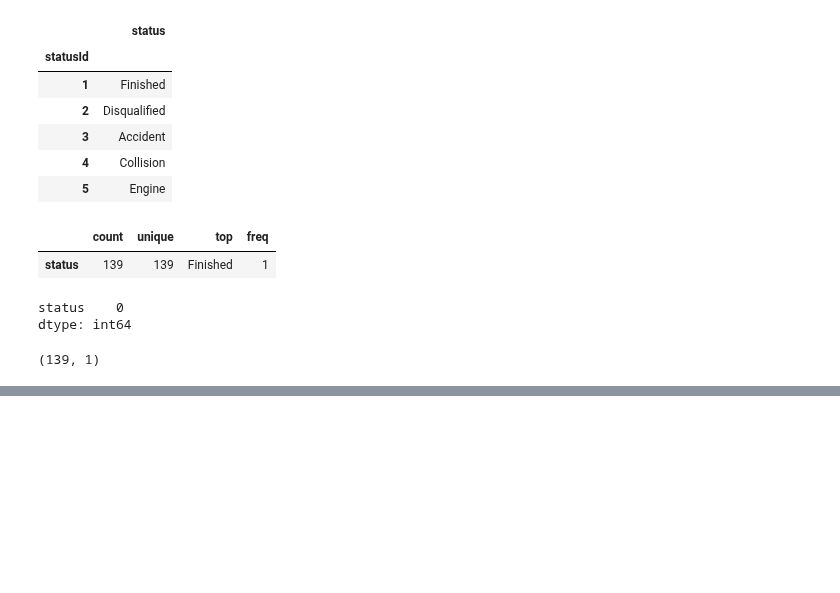
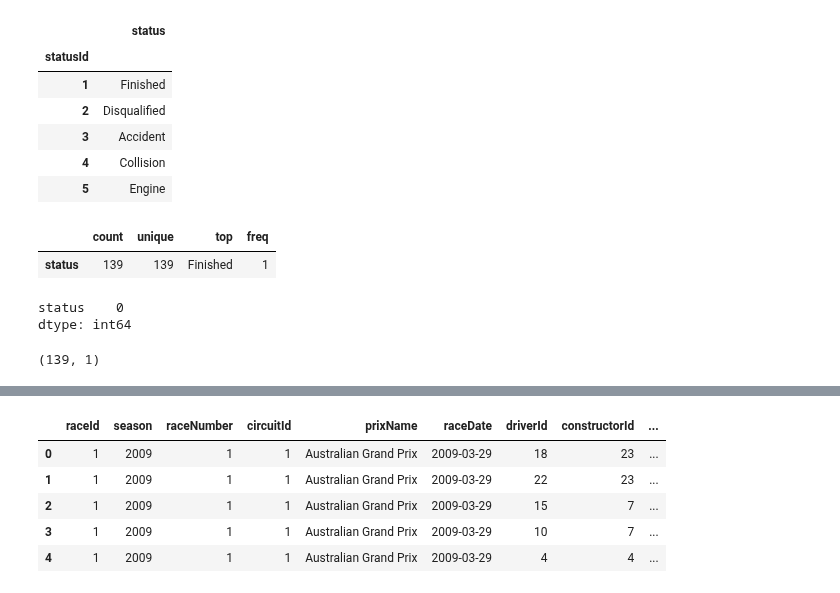
Before and after one commit to yesh-045/Data_Premier_League, a Jupyter notebook: notebooks/EDA.ipynb, the cells around one changed output, grey strips where cells are left out. Cells and saved outputs as stored; diff of their text form; code cells hidden in the pictures; blank space fills up the shorter version.

```diff
--- a/notebooks/EDA.ipynb
+++ b/notebooks/EDA.ipynb
@@ -559,0 +747,4 @@ status_df.shape
+# %%
+constructor_results_rename_col_names = {'points':'constructorRacePoints'}
+constructors_result_df.rename(columns=constructor_results_rename_col_names,inplace=True)
+constructors_result_df.columns
@@ -559,0 +817,10 @@ status_df.shape
+# %%
+race_driver_constructor_results = pd.merge(race_results,constructors_result_df,how='left',on=['raceId', 'constructorId'])
+race_driver_constructor_results.head(5)
+# %% [output]
+|  | raceId | season | raceNumber | circuitId | prixName | raceDate | driverId | constructorId | ... |
+| 0 | 1 | 2009 | 1 | 1 | Australian Grand Prix | 2009-03-29 | 18 | 23 | ... |
+| 1 | 1 | 2009 | 1 | 1 | Australian Grand Prix | 2009-03-29 | 22 | 23 | ... |
+| 2 | 1 | 2009 | 1 | 1 | Australian Grand Prix | 2009-03-29 | 15 | 7 | ... |
+| 3 | 1 | 2009 | 1 | 1 | Australian Grand Prix | 2009-03-29 | 10 | 7 | ... |
+| 4 | 1 | 2009 | 1 | 1 | Australian Grand Prix | 2009-03-29 | 4 | 4 | ... |
```
Also changed, not shown: parts of 39 cells of this notebook, 6 other files.
